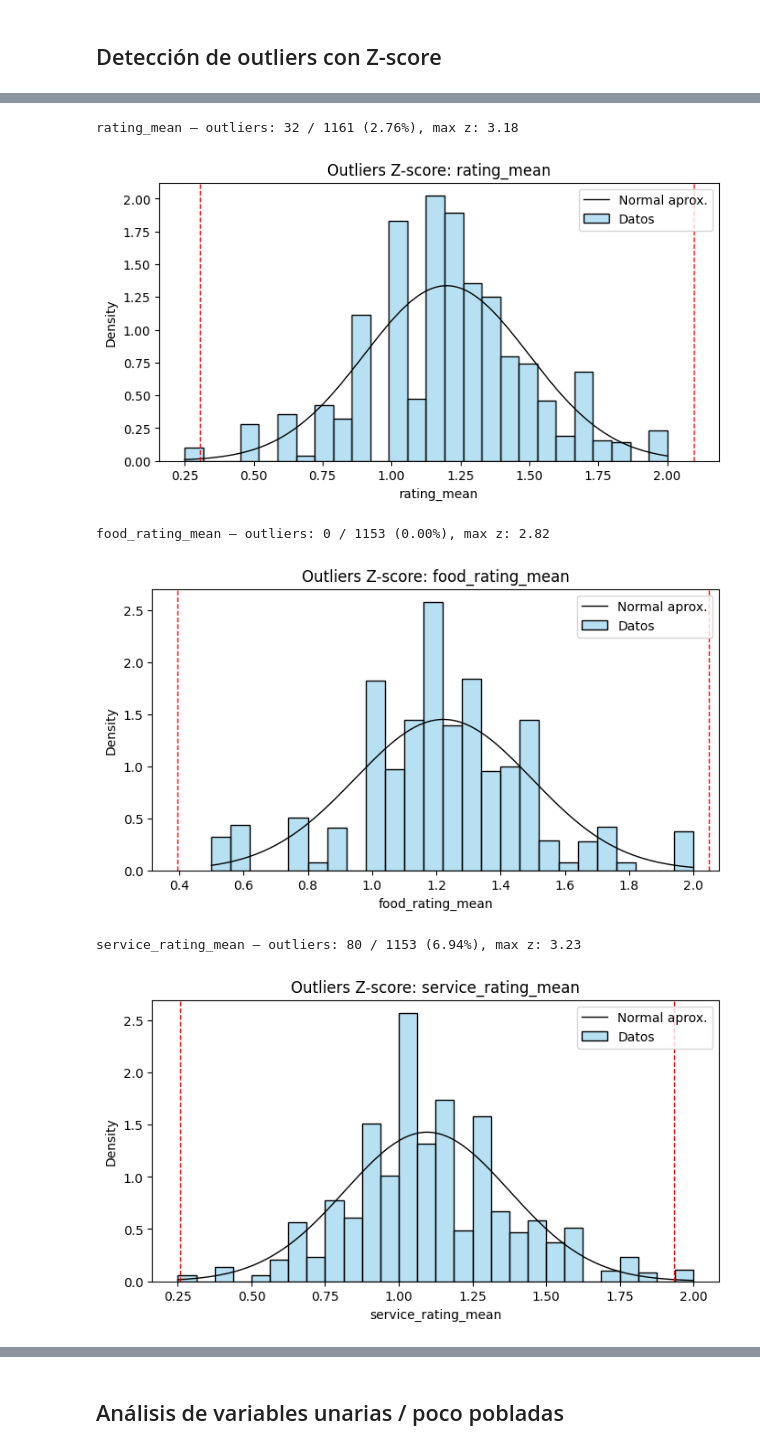
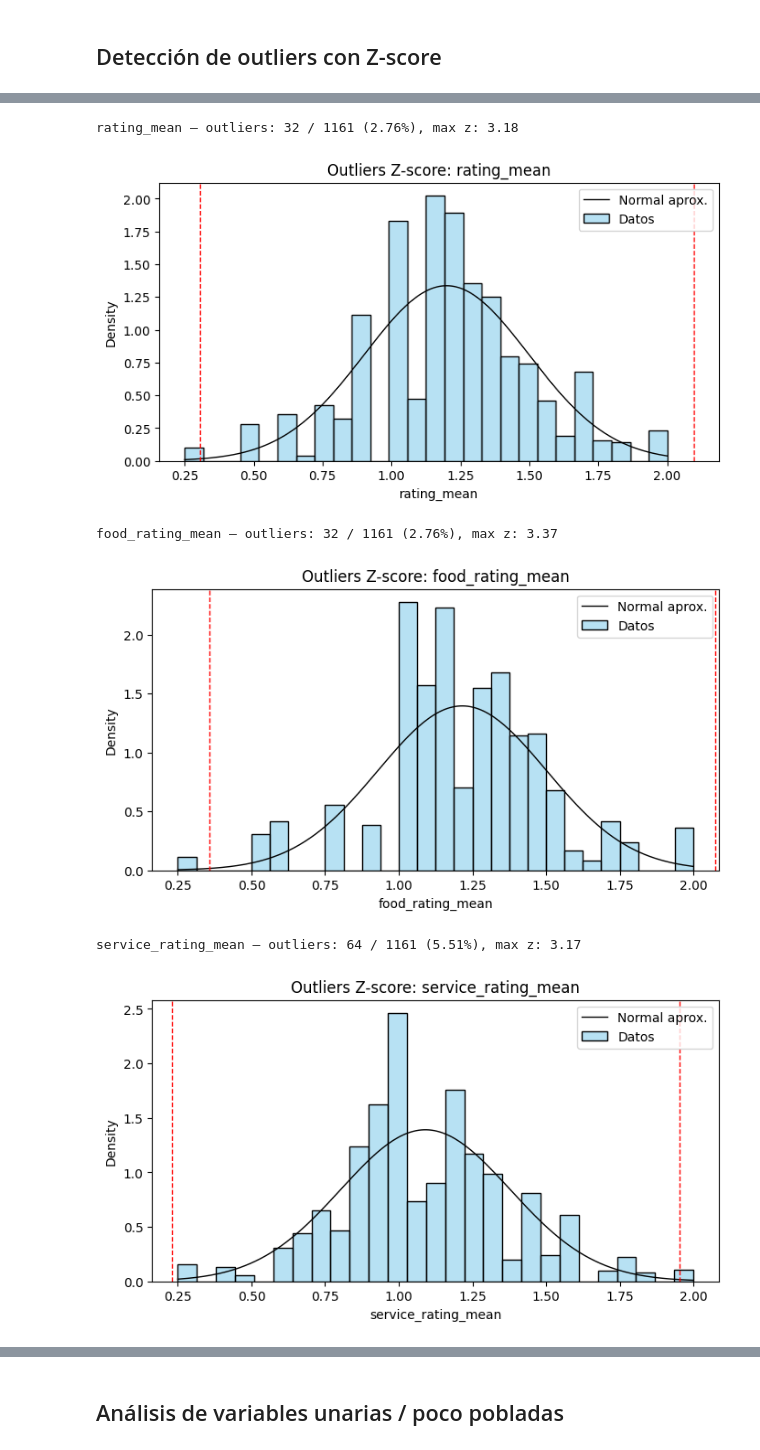
Before and after one commit to daff-250900/diplomado-ciencia-de-datos, a Jupyter notebook: exam.ipynb, the cells around one changed output, grey strips where cells are left out. Cells and saved outputs as stored; diff of their text form; code cells hidden in the pictures.

```diff
--- a/exam.ipynb
+++ b/exam.ipynb
@@ -56,3 +35,0 @@ users_cuisine[:10]
-# %%
-users_ratings = users.join(ratings.set_index('userID'), on='userID')
-users_ratings[:5]
@@ -80,8 +35,0 @@ users_ratings.head()
-# %%
-df = users_ratings.join(restaurants.set_index('placeID'), on='placeID').head()
-# %%
-from geopy.distance import geodesic
-
-df['dist_km'] = df.apply(lambda row: geodesic((row.latitude_user, row.longitude_user),
-                                              (row.latitude, row.longitude)).kilometers, axis=1)
-df.head()
@@ -341,20 +227,19 @@ def outliers_zscore(df, column, threshold=3):
 
     # Se eliminan los outliers del DataFrame original
     df = df.drop(outliers.index)
-    return df
 # %%
 for i in varc:
-    rest_rating = outliers_zscore(rest_rating, i, threshold=3)
+    outliers_zscore(rest_rating, i, threshold=3)
 # %% [output]
 placeID — outliers: 0 / 1161 (0.00%), max z: 1.48
 [figure]
 latitude — outliers: 0 / 1161 (0.00%), max z: 2.73
 [figure]
 longitude — outliers: 0 / 1161 (0.00%), max z: 2.04
 [figure]
 rating_mean — outliers: 32 / 1161 (2.76%), max z: 3.18
 [figure]
-food_rating_mean — outliers: 0 / 1153 (0.00%), max z: 2.82
+food_rating_mean — outliers: 32 / 1161 (2.76%), max z: 3.37
-[figure, old version]
+[figure, new version]
-service_rating_mean — outliers: 80 / 1153 (6.94%), max z: 3.23
+service_rating_mean — outliers: 64 / 1161 (5.51%), max z: 3.17
-[figure, old version]
+[figure, new version]
```
Also changed, not shown: parts of 48 cells of this notebook.
